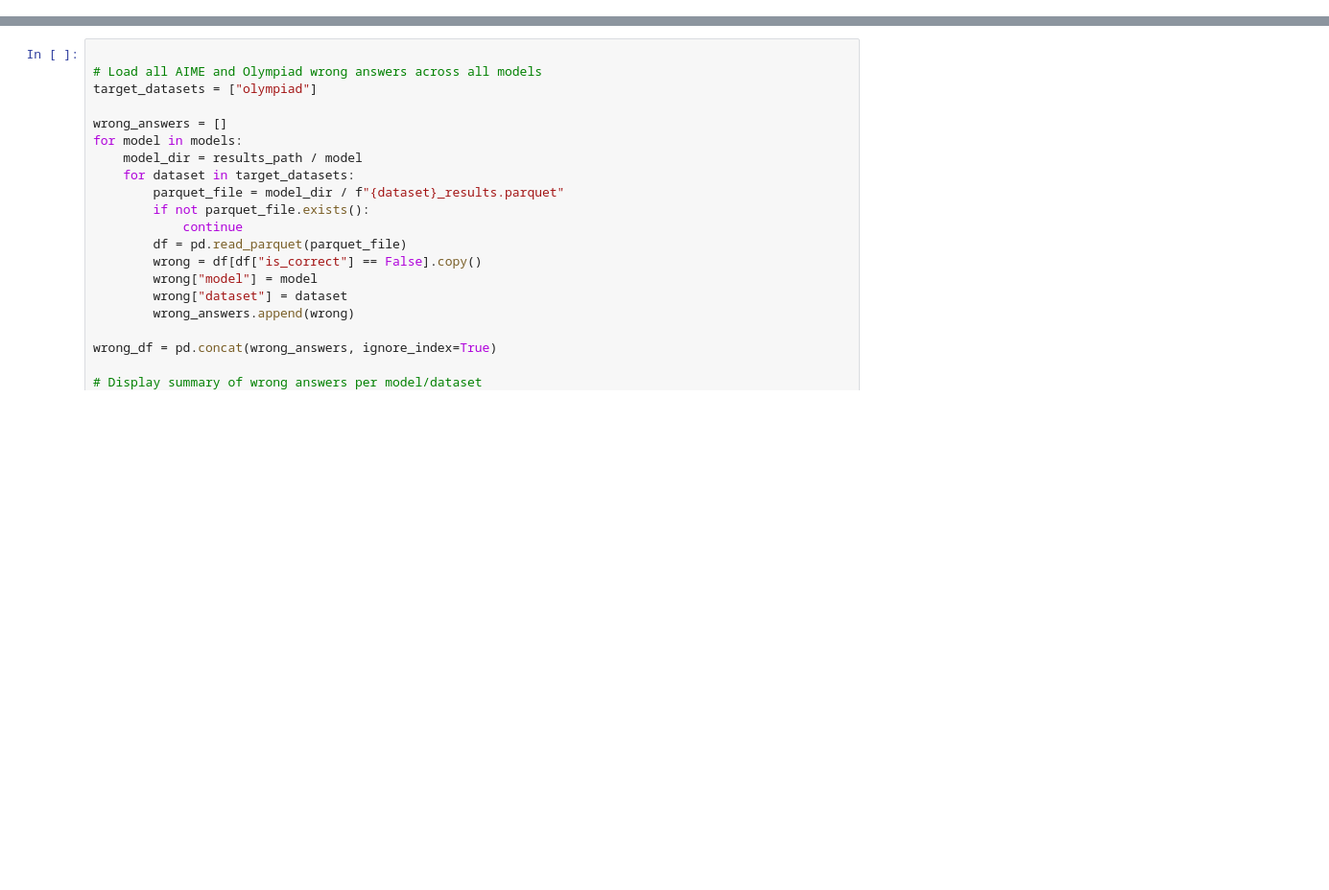
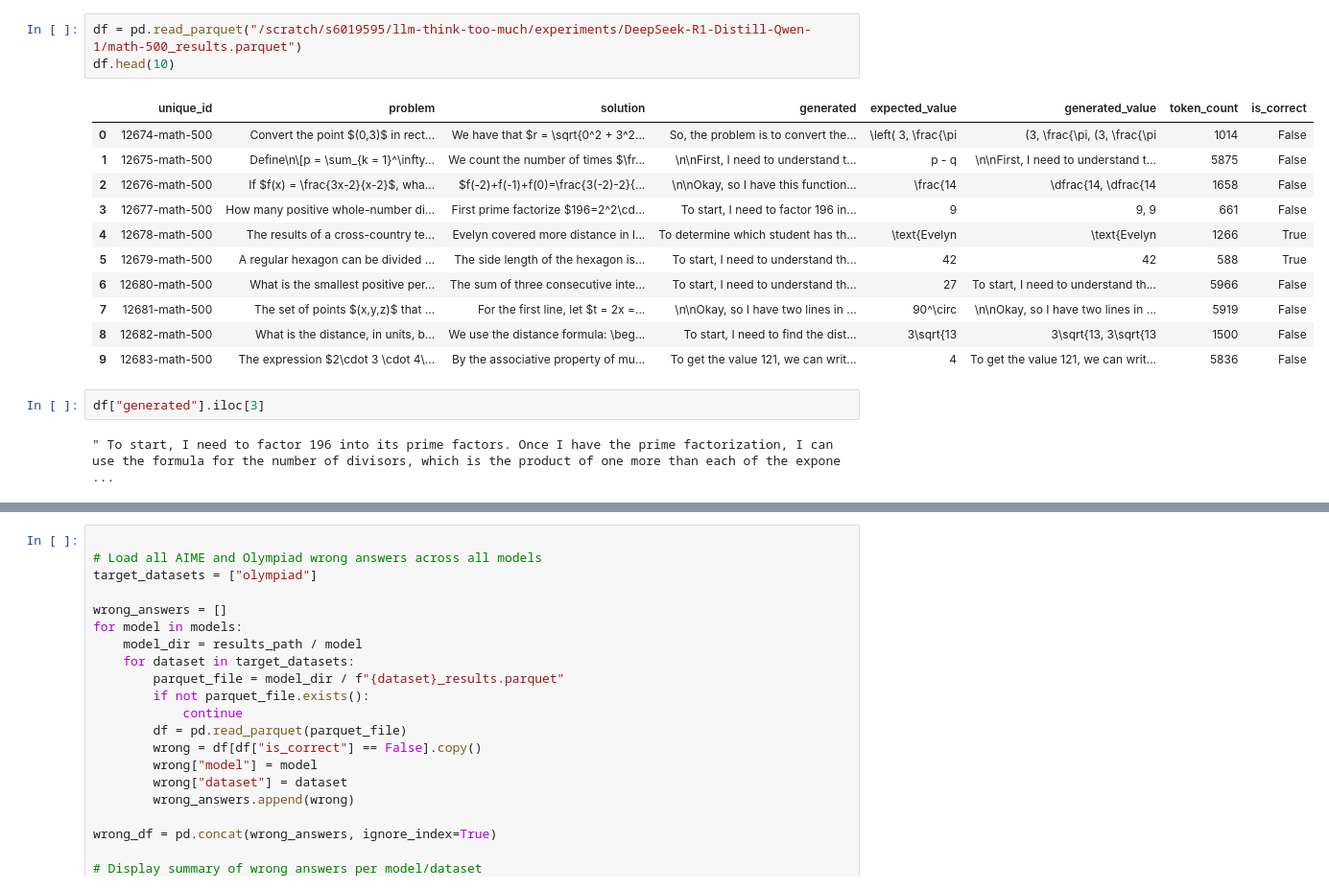
Before and after one commit to SebastianJitaru29/llm-think-too-much, a Jupyter notebook: evaluation/results_analysis.ipynb, the cells around one changed output, grey strips where cells are left out. Shown at 96% size. Saved outputs shown, nothing was run; the diff lists cells and outputs as text; blank space fills up the shorter version.

```diff
--- a/evaluation/results_analysis.ipynb
+++ b/evaluation/results_analysis.ipynb
@@ -58,3 +44,22 @@ summary
+# %%
+df = pd.read_parquet("/scratch/s6019595/llm-think-too-much/experiments/DeepSeek-R1-Distill-Qwen-1/math-500_results.parquet")
+df.head(10)
+# %% [output]
+|  | unique_id | problem | solution | generated | expected_value | generated_value | token_count | is_correct |
+| 0 | 12674-math-500 | Convert the point $(0,3)$ in rect... | We have that $r = \sqrt{0^2 + 3^2... | So, the problem is to convert the... | \left( 3, \frac{\pi | (3, \frac{\pi, (3, \frac{\pi | 1014 | False |
+| 1 | 12675-math-500 | Define\n\[p = \sum_{k = 1}^\infty... | We count the number of times $\fr... | \n\nFirst, I need to understand t... | p - q | \n\nFirst, I need to understand t... | 5875 | False |
+| 2 | 12676-math-500 | If $f(x) = \frac{3x-2}{x-2}$, wha... | $f(-2)+f(-1)+f(0)=\frac{3(-2)-2}{... | \n\nOkay, so I have this function... | \frac{14 | \dfrac{14, \dfrac{14 | 1658 | False |
+| 3 | 12677-math-500 | How many positive whole-number di... | First prime factorize $196=2^2\cd... | To start, I need to factor 196 in... | 9 | 9, 9 | 661 | False |
+| 4 | 12678-math-500 | The results of a cross-country te... | Evelyn covered more distance in l... | To determine which student has th... | \text{Evelyn | \text{Evelyn | 1266 | True |
+| 5 | 12679-math-500 | A regular hexagon can be divided ... | The side length of the hexagon is... | To start, I need to understand th... | 42 | 42 | 588 | True |
+| 6 | 12680-math-500 | What is the smallest positive per... | The sum of three consecutive inte... | To start, I need to understand th... | 27 | To start, I need to understand th... | 5966 | False |
+| 7 | 12681-math-500 | The set of points $(x,y,z)$ that ... | For the first line, let $t = 2x =... | \n\nOkay, so I have two lines in ... | 90^\circ | \n\nOkay, so I have two lines in ... | 5919 | False |
+| 8 | 12682-math-500 | What is the distance, in units, b... | We use the distance formula: \beg... | To start, I need to find the dist... | 3\sqrt{13 | 3\sqrt{13, 3\sqrt{13 | 1500 | False |
+| 9 | 12683-math-500 | The expression $2\cdot 3 \cdot 4\... | By the associative property of mu... | To get the value 121, we can writ... | 4 | To get the value 121, we can writ... | 5836 | False |
+# %%
+df["generated"].iloc[3]
+# %% [output]
+" To start, I need to factor 196 into its prime factors. Once I have the prime factorization, I can use the formula for the number of divisors, which is the product of one more than each of the expone ...
 # %%
 for model in models:
     model_data = summary[summary["model"] == model]
```
Also changed, not shown: parts of 2 cells of this notebook, 10 other files.
